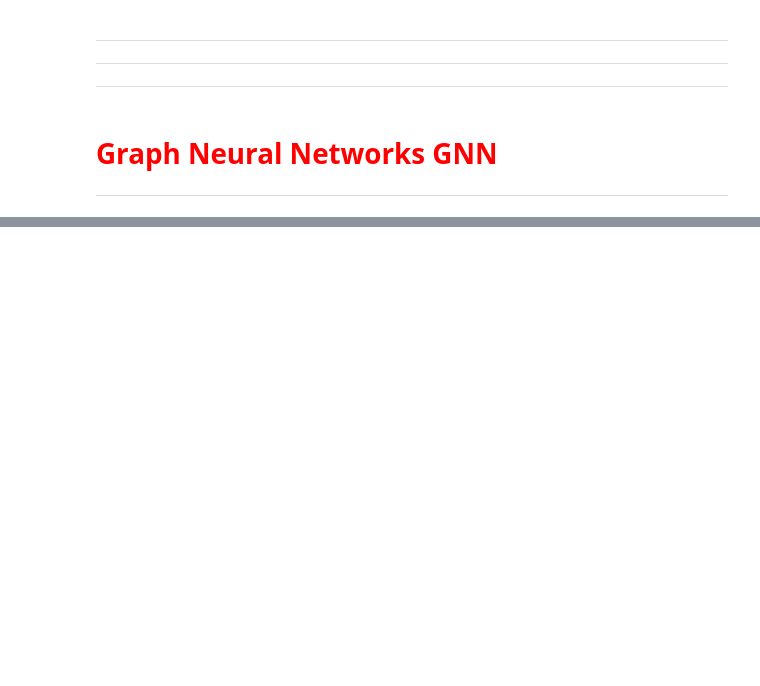
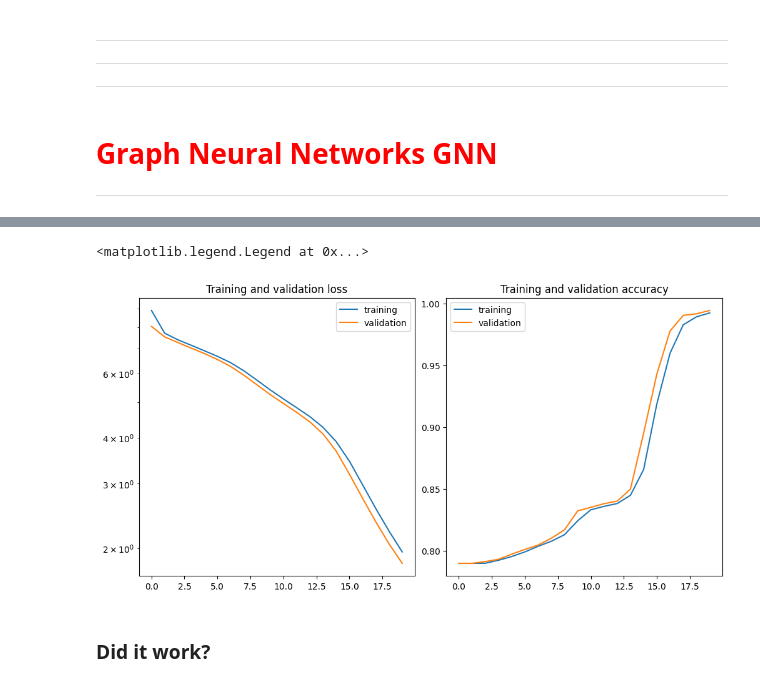
Before and after one commit to marcinwolter/SummerStudent_Tracking_2024, a Jupyter notebook: NeuralNetworksTutorial.ipynb, the cells around one changed output, grey strips where cells are left out. Drawn from its saved outputs; the diff is of its cells as text; code cells hidden in the pictures; blank space fills up the shorter version.

```diff
--- a/NeuralNetworksTutorial.ipynb
+++ b/NeuralNetworksTutorial.ipynb
@@ -939,0 +1322,6 @@ torch.no_grad(): This context manager tells PyTorch not to calculate gradients d
+# %%
+t_loss_v = []
+t_acc_v = []
+v_loss_v = []
+v_acc_v = []
+ep = 0
@@ -939,0 +1332,24 @@ torch.no_grad(): This context manager tells PyTorch not to calculate gradients d
+# %%
+%%time
+
+epochs = 20
+weight = 2
+
+m_configs = {"input_dim": 2, "hidden_node_dim": 16, "hidden_edge_dim": 16, "in_layers": 1, "node_layers": 2, "edge_layers": 2, "n_graph_iters": 6, "layer_norm": True}
+model = MPNN_Network(**m_configs).to(device)
+
+optimizer = torch.optim.Adam(model.parameters(), lr=0.001, weight_decay=1e-3, amsgrad=True)
+
+for epoch in range(epochs):
+    ep += 1
+    model.train()
+    acc, total_loss = train(model, train_loader, optimizer)
+    t_loss_v.append(total_loss)
+    t_acc_v.append(acc)
+
+    model.eval()
+    v_acc, v_total_loss = evaluate(model, test_loader)
+    v_loss_v.append(v_total_loss)
+    v_acc_v.append(v_acc)
+
+    print('Epoch: {}, Train accuracy: {:.4f}, val accuracy: {:.4f}'.format(ep, acc, v_acc))
@@ -939,0 +1374,18 @@ torch.no_grad(): This context manager tells PyTorch not to calculate gradients d
+# %%
+fig, axs = plt.subplots(1, 2, constrained_layout=True, figsize=(10, 5))
+axs[0].plot(np.arange(len(t_loss_v)), t_loss_v, label="training")
+axs[0].plot(np.arange(len(v_loss_v)), v_loss_v, label="validation")
+axs[0].set_title("Training and validation loss")
+axs[0].set_yscale("log")
+axs[0].legend()
+axs[1].plot(np.arange(len(t_acc_v)), t_acc_v, label="training")
+axs[1].plot(np.arange(len(v_acc_v)), v_acc_v, label="validation")
+axs[1].set_title("Training and validation accuracy")
+axs[1].set_yscale("linear")
+axs[1].legend()
+#axs[1].set_ylim([0.92, np.max(t_acc_v)+0.001])
+# %% [output]
+<matplotlib.legend.Legend at 0x...>
+[figure, added]
+# %% [markdown]
+### Did it work?
```
Also changed, not shown: parts of 48 cells of this notebook.
